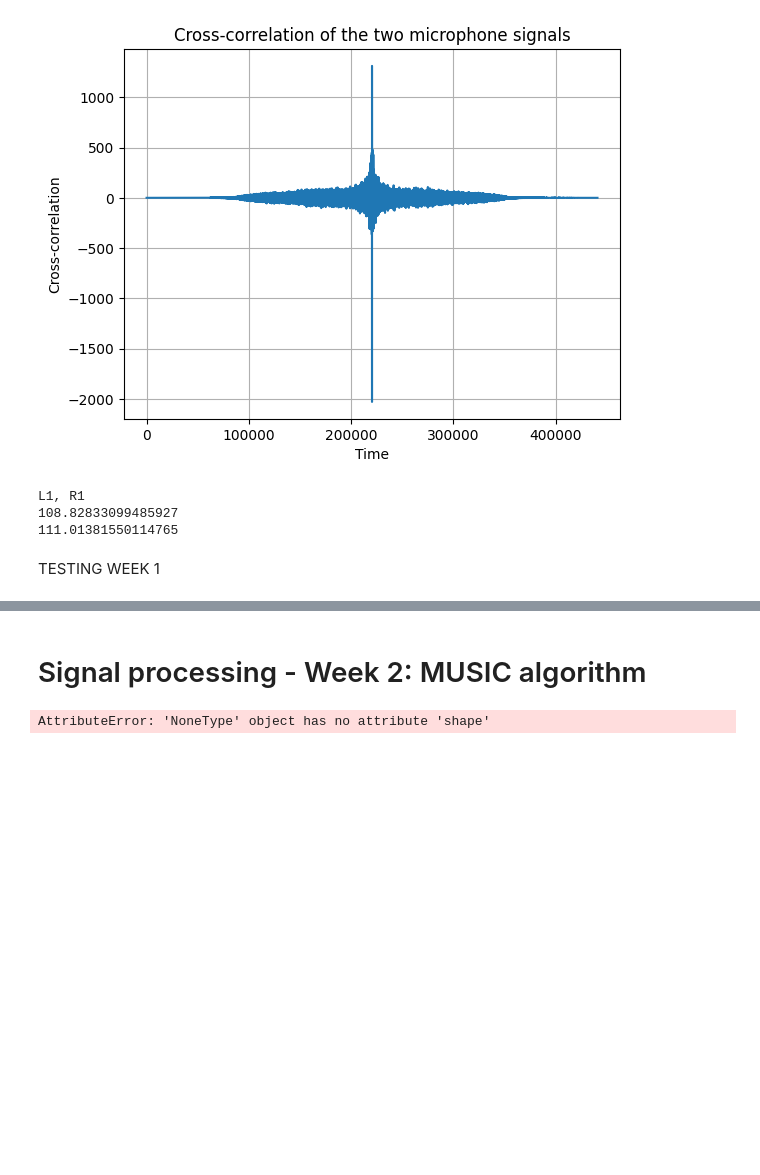
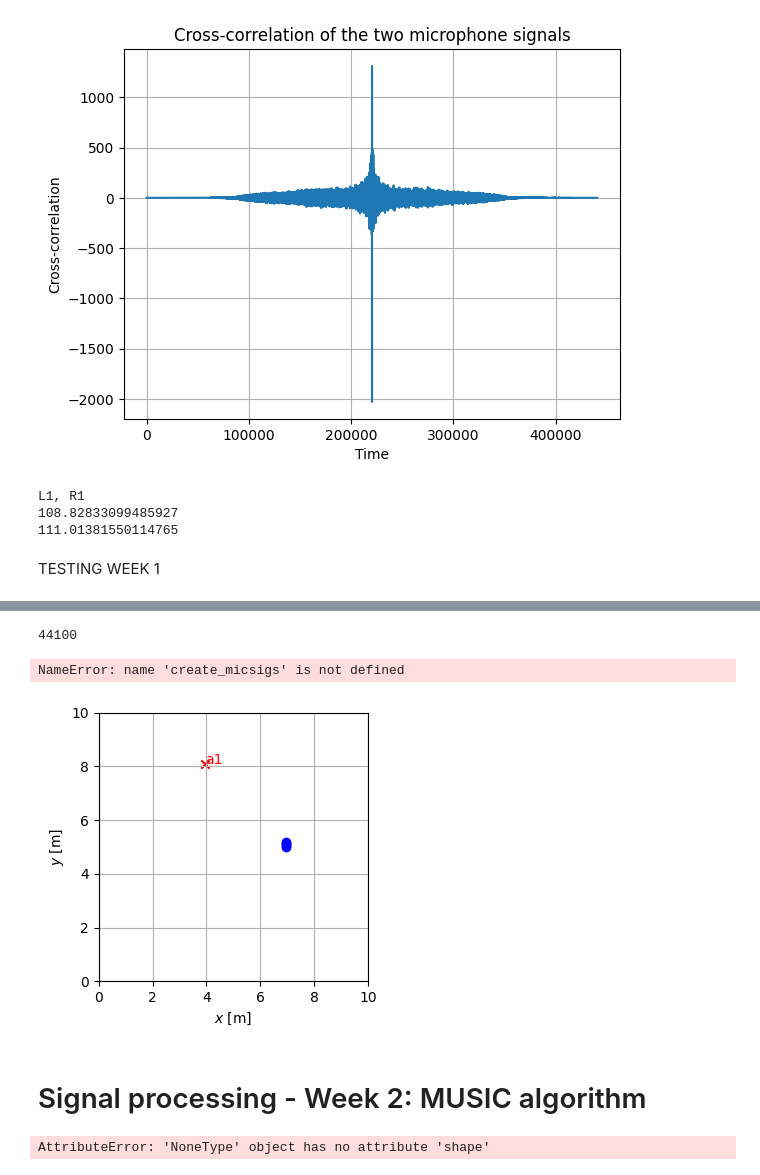
Before and after one commit to ItzAzoron/Signal_Processing_Project, a Jupyter notebook: notebook_skeleton.ipynb, the cells around one changed output, grey strips where cells are left out. Saved outputs shown, nothing was run; the diff lists cells and outputs as text; code cells hidden in the pictures; blank space fills up the shorter version.

```diff
--- a/notebook_skeleton.ipynb
+++ b/notebook_skeleton.ipynb
@@ -365,7 +364,7 @@ import librosa
 import librosa.display
 import numpy as np
 from scipy.signal import fftconvolve,resample,correlate
-def create_micsigs(MIRwavfiles, audio_src, noise_src):
+def create_micsigs_wav(MIRwavfiles, audio_src, noise_src):
     start_time = 2  # seconds
     end_time = 5    # seconds
     sample_rate_audio = []
@@ -518,24 +527,29 @@ TESTING WEEK 1
 # %%
-gui()
+import matplotlib.pyplot as plt
 acousticScenario = build()
 
 print(acousticScenario.fs)
+
 speechfilenames = [
-    pathToSoundFiles + 'whitenoise_signal_1.wav',
-    pathToSoundFiles + 'whitenoise_signal_2.wav'
+    pathToSoundFiles + 'part1_track1_dry.wav',
+    pathToSoundFiles + 'part1_track2_dry.wav'
 ]
 noisefilenames = [
 ]
 
 
 mict, aud, noise = create_micsigs(acousticScenario, speechfilenames, noisefilenames)
 soundfile.write("output.wav", mict[0], acousticScenario.fs)
 TDOA = TDOA_corr(mict[0], mict[1], n=2, start = 463000, stop = 463100)
 d = 0.1
 DOAestAll = DOA_corr(TDOA, acousticScenario.fs, d)
 #print("L1, R1")
 print(DOAestAll[0]*180/np.pi)
 print(DOAestAll[1]*180/np.pi)
+# %% [output]
+44100
+NameError: name 'create_micsigs' is not defined
+[figure, added]
 # %% [markdown]
 # Signal processing - Week 2: MUSIC algorithm
 # %%
```
Also changed, not shown: parts of 11 cells of this notebook.
